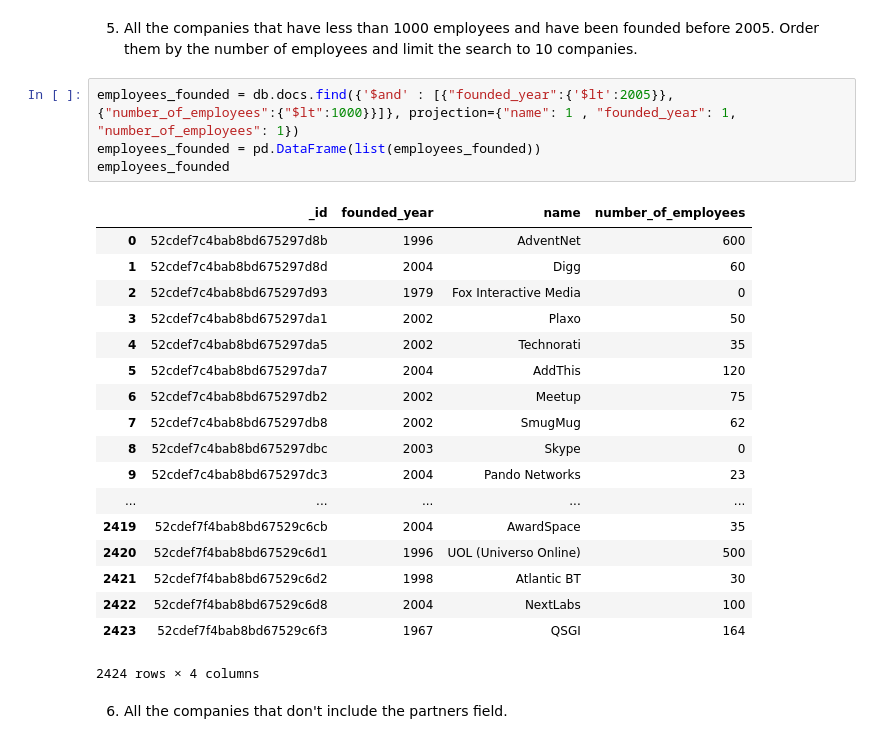
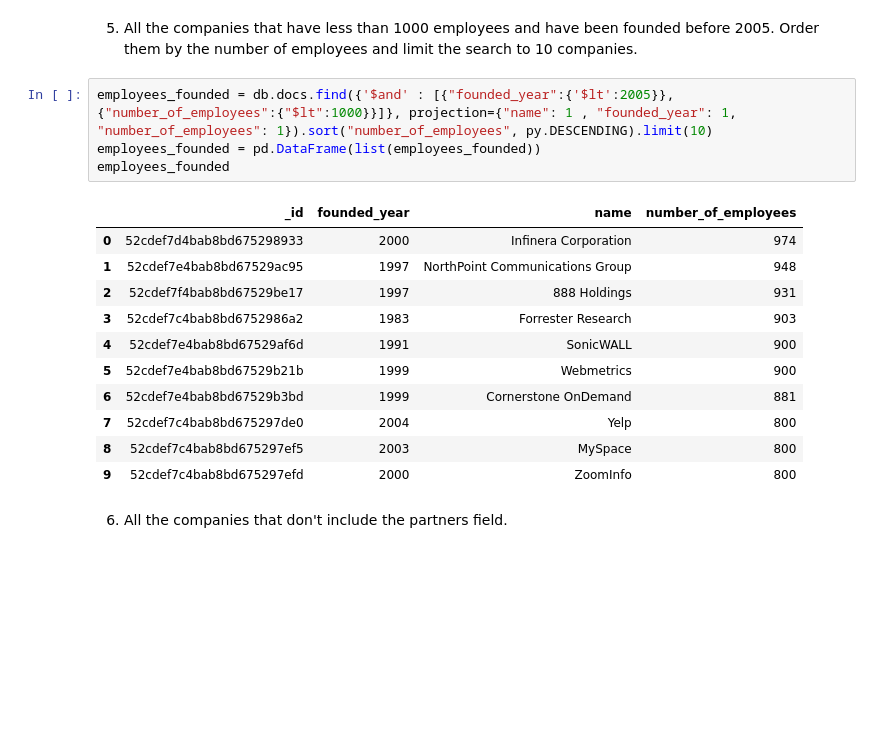
Before and after one commit to marisfont/madrid-oct-2018, a Jupyter notebook: module-2/lab-mongo/your-code.ipynb, the cells around one changed output. Cells and saved outputs as stored; diff of their text form; blank space fills up the shorter version.

```diff
--- a/module-2/lab-mongo/your-code.ipynb
+++ b/module-2/lab-mongo/your-code.ipynb
@@ -105,28 +96,21 @@ valuation_founded
 # %% [markdown]
 5. All the companies that have less than 1000 employees and have been founded before 2005. Order them by the number of employees and limit the search to 10 companies.
 # %%
-employees_founded = db.docs.find({'$and' : [{"founded_year":{'$lt':2005}}, {"number_of_employees":{"$lt":1000}}]}, projection={"name": 1 , "founded_year": 1, "number_of_employees": 1})
+employees_founded = db.docs.find({'$and' : [{"founded_year":{'$lt':2005}}, {"number_of_employees":{"$lt":1000}}]}, projection={"name": 1 , "founded_year": 1, "number_of_employees": 1}).sort("number_of_employees", py.DESCENDING).limit(10)
 employees_founded = pd.DataFrame(list(employees_founded))
 employees_founded
 # %% [output]
 |  | _id | founded_year | name | number_of_employees |
-| 0 | 52cdef7c4bab8bd675297d8b | 1996 | AdventNet | 600 |
-| 1 | 52cdef7c4bab8bd675297d8d | 2004 | Digg | 60 |
-| 2 | 52cdef7c4bab8bd675297d93 | 1979 | Fox Interactive Media | 0 |
-| 3 | 52cdef7c4bab8bd675297da1 | 2002 | Plaxo | 50 |
-| 4 | 52cdef7c4bab8bd675297da5 | 2002 | Technorati | 35 |
-| 5 | 52cdef7c4bab8bd675297da7 | 2004 | AddThis | 120 |
-| 6 | 52cdef7c4bab8bd675297db2 | 2002 | Meetup | 75 |
-| 7 | 52cdef7c4bab8bd675297db8 | 2002 | SmugMug | 62 |
-| 8 | 52cdef7c4bab8bd675297dbc | 2003 | Skype | 0 |
-| 9 | 52cdef7c4bab8bd675297dc3 | 2004 | Pando Networks | 23 |
-| ... | ... | ... | ... | ... |
-| 2419 | 52cdef7f4bab8bd67529c6cb | 2004 | AwardSpace | 35 |
-| 2420 | 52cdef7f4bab8bd67529c6d1 | 1996 | UOL (Universo Online) | 500 |
-| 2421 | 52cdef7f4bab8bd67529c6d2 | 1998 | Atlantic BT | 30 |
-| 2422 | 52cdef7f4bab8bd67529c6d8 | 2004 | NextLabs | 100 |
-| 2423 | 52cdef7f4bab8bd67529c6f3 | 1967 | QSGI | 164 |
+| 0 | 52cdef7d4bab8bd675298933 | 2000 | Infinera Corporation | 974 |
+| 1 | 52cdef7e4bab8bd67529ac95 | 1997 | NorthPoint Communications Group | 948 |
+| 2 | 52cdef7f4bab8bd67529be17 | 1997 | 888 Holdings | 931 |
+| 3 | 52cdef7c4bab8bd6752986a2 | 1983 | Forrester Research | 903 |
+| 4 | 52cdef7e4bab8bd67529af6d | 1991 | SonicWALL | 900 |
+| 5 | 52cdef7e4bab8bd67529b21b | 1999 | Webmetrics | 900 |
+| 6 | 52cdef7e4bab8bd67529b3bd | 1999 | Cornerstone OnDemand | 881 |
+| 7 | 52cdef7c4bab8bd675297de0 | 2004 | Yelp | 800 |
+| 8 | 52cdef7c4bab8bd675297ef5 | 2003 | MySpace | 800 |
+| 9 | 52cdef7c4bab8bd675297efd | 2000 | ZoomInfo | 800 |
-2424 rows × 4 columns
 # %% [markdown]
 6. All the companies that don't include the partners field.
 # %%
```
Also changed, not shown: parts of 21 cells of this notebook.
